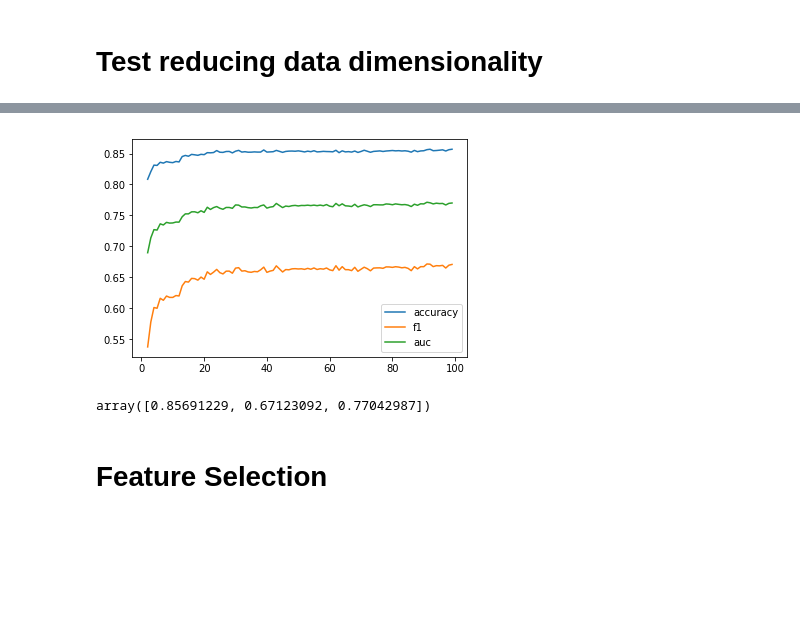
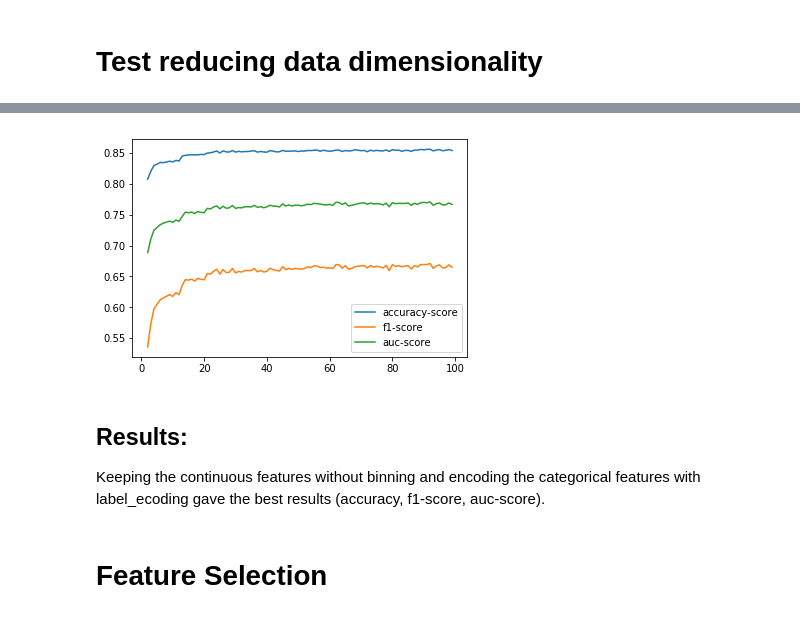
Before and after one commit to basselkassem/predict_income_potential, a Jupyter notebook: feature_selection.ipynb, the cells around one changed output, grey strips where cells are left out. Cells and saved outputs as stored; diff of their text form; code cells hidden in the pictures; blank space fills up the shorter version.

```diff
--- a/feature_selection.ipynb
+++ b/feature_selection.ipynb
@@ -124,6 +125,6 @@ roc_auc_score:  0.8019738286097503
 # %%
 data = cont_cat_lb
 X, y = data.drop(columns = 'target'), data['target']
-evaluate_test_model(X, y)
+res = evaluate_test_model(X, y)
 # %% [output]
 ------train-----------
@@ -174,19 +175,18 @@ result = np.array(result)
 # %%
 acc = result[:, 0]
 f1 = result[:, 1]
 auc = result[:, 2]
 x = np.arange(2, max_pranciple_component)
-plt.plot(x, acc, label = 'accuracy')
-plt.plot(x, f1, label = 'f1')
-plt.plot(x, auc, label = 'auc')
+plt.plot(x, acc, label = 'accuracy-score')
+plt.plot(x, f1, label = 'f1-score')
+plt.plot(x, auc, label = 'auc-score')
 plt.legend()
 plt.show()
 # %% [output]
-[figure, old version]
+[figure, new version]
-# %%
-result[90]
-# %% [output]
-array([0.85691229, 0.67123092, 0.77042987])
+# %% [markdown]
+## Results:
+Keeping the continuous features without binning and encoding the categorical features with label_ecoding gave the best results (accuracy, f1-score, auc-score).
 # %% [markdown]
 # Feature Selection
 # %%
```
Also changed, not shown: parts of 7 cells of this notebook.
